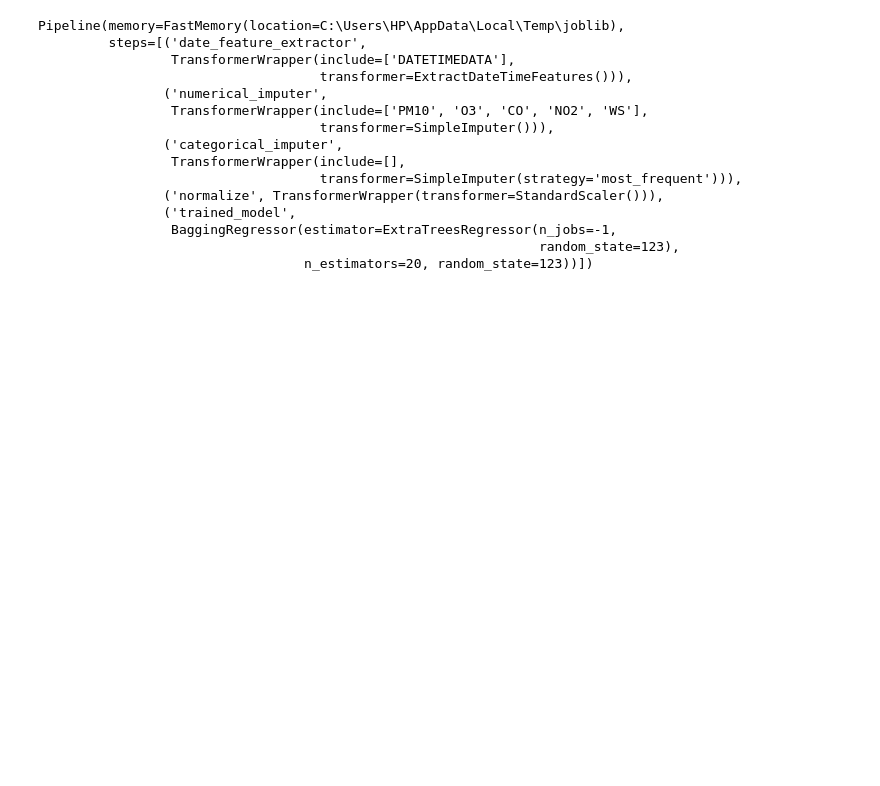
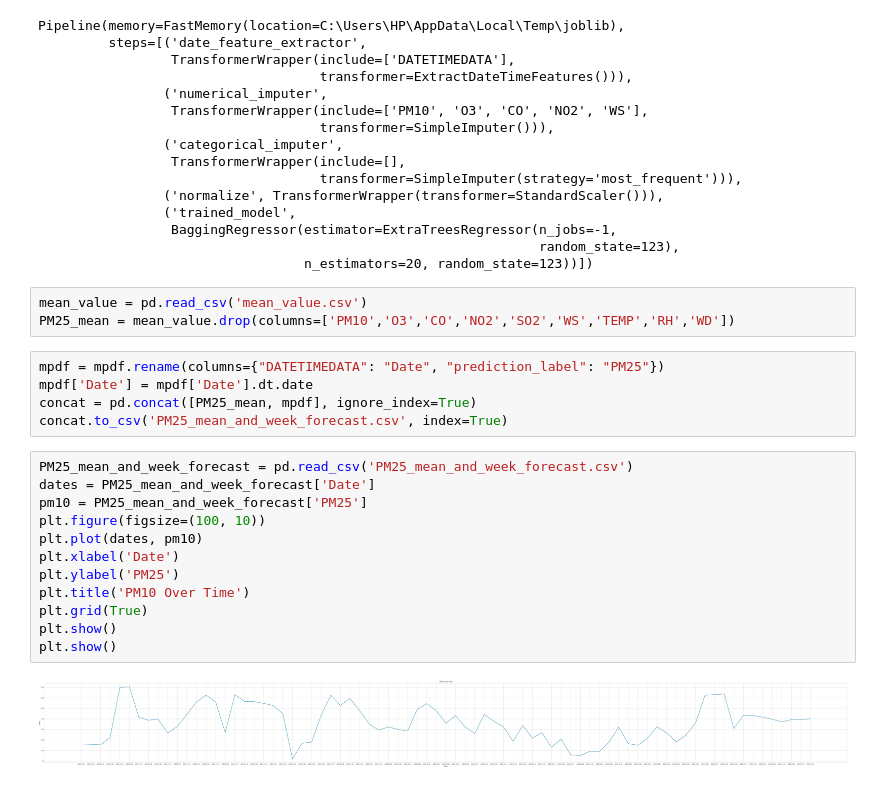
Before and after one commit to jayjiratta/predict_pm2.5, a Jupyter notebook: predict_PM25.ipynb, the cells around one changed output. Saved outputs shown, nothing was run; the diff lists cells and outputs as text; blank space fills up the shorter version.

Commit message:
add graph mean_value + prediction

```diff
--- a/predict_PM25.ipynb
+++ b/predict_PM25.ipynb
@@ -208,3 +189,25 @@ Pipeline(memory=FastMemory(location=C:\Users\HP\AppData\Local\Temp\joblib),
                  BaggingRegressor(estimator=ExtraTreesRegressor(n_jobs=-1,
                                                                 random_state=123),
                                   n_estimators=20, random_state=123))])
+# %%
+mean_value = pd.read_csv('mean_value.csv')
+PM25_mean = mean_value.drop(columns=['PM10','O3','CO','NO2','SO2','WS','TEMP','RH','WD'])
+# %%
+mpdf = mpdf.rename(columns={"DATETIMEDATA": "Date", "prediction_label": "PM25"})
+mpdf['Date'] = mpdf['Date'].dt.date
+concat = pd.concat([PM25_mean, mpdf], ignore_index=True)
+concat.to_csv('PM25_mean_and_week_forecast.csv', index=True)
+# %%
+PM25_mean_and_week_forecast = pd.read_csv('PM25_mean_and_week_forecast.csv')
+dates = PM25_mean_and_week_forecast['Date']
+pm10 = PM25_mean_and_week_forecast['PM25']
+plt.figure(figsize=(100, 10))
+plt.plot(dates, pm10)
+plt.xlabel('Date')
+plt.ylabel('PM25')
+plt.title('PM10 Over Time')
+plt.grid(True)
+plt.show()
+plt.show()
+# %% [output]
+[figure, added]
```
Also changed, not shown: parts of 4 cells of this notebook, 3 other files.
